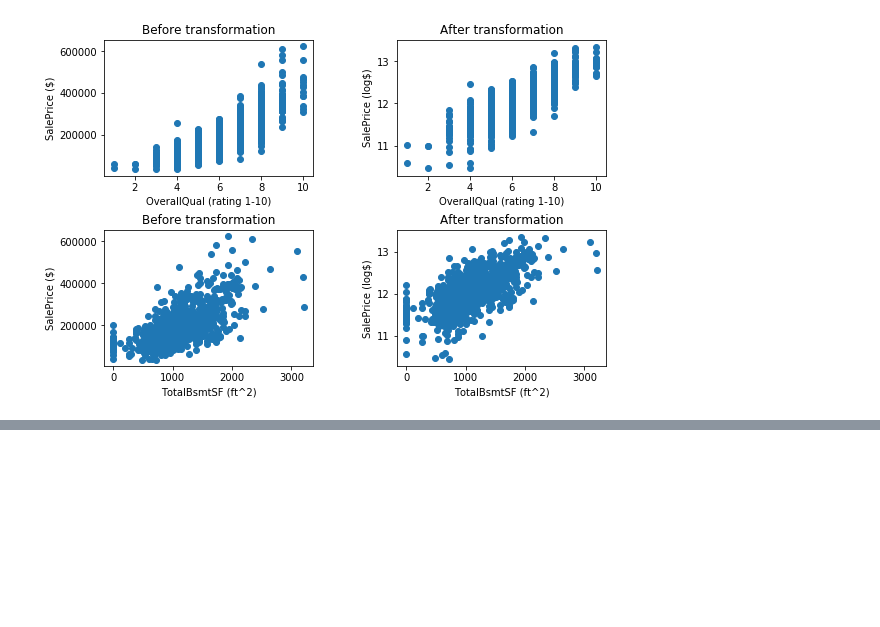
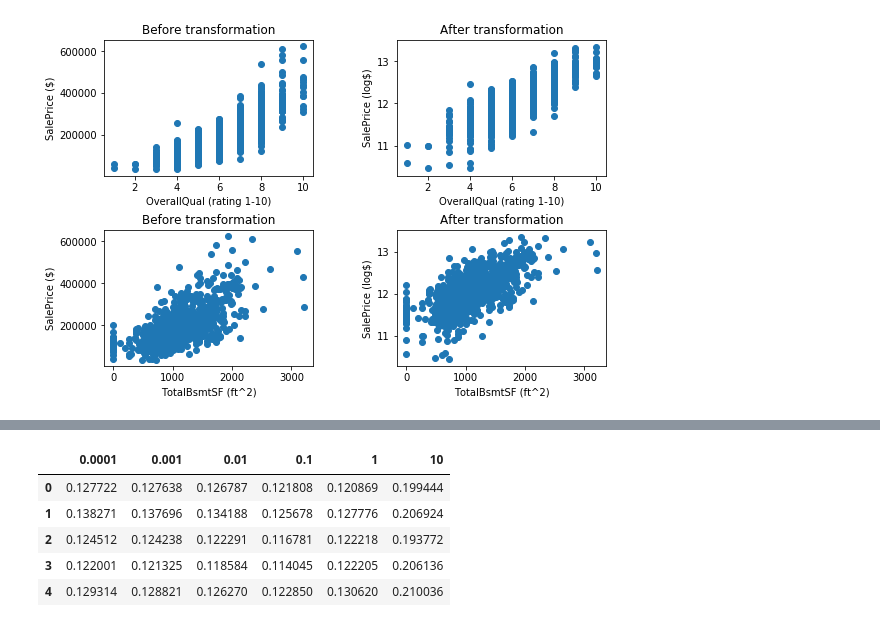
Before and after one commit to stevendevan/KaggleHousePrices, a Jupyter notebook: KaggleHousePrices.ipynb, the cells around one changed output, grey strips where cells are left out. Saved outputs shown, nothing was run; the diff lists cells and outputs as text; code cells hidden in the pictures; blank space fills up the shorter version.

```diff
--- a/KaggleHousePrices.ipynb
+++ b/KaggleHousePrices.ipynb
@@ -357,0 +412,36 @@ Cool. Looks like we've got the data prepped and ready. So what model do we choos
+# %%
+from sklearn.model_selection import cross_val_score, cross_val_predict
+from sklearn.linear_model import Ridge
+
+def RidgeCV_custom(model_ridge, alphas, X, y):
+    """We are assuming y (SalePrice) has already been log transformed"""
+    scores = pd.DataFrame()
+    for alpha in alphas:
+        model_ridge.alpha = alpha
+        scores_temp = cross_val_score(model_ridge,
+                                      X,
+                                      y,
+                                      cv=5,
+                                      scoring='neg_mean_squared_error')
+        scores['{}'.format(alpha)] = np.sqrt(-scores_temp)
+
+    return scores
+
+# Randomize the data since cross_val_score doesn't
+randstate = 4
+Xtrain_rand = Xtrain.sample(frac=1, random_state=randstate)
+y_log_rand = y_log.sample(frac=1, random_state=randstate)
+
+model_ridge = Ridge(alpha=.1,
+                    normalize=True,
+                    max_iter=1e5)
+alphas = [.0001, .001, .01, .1, 1, 10]
+cv_test_1 = RidgeCV_custom(model_ridge, alphas, Xtrain_rand, y_log_rand)
+cv_test_1
+# %% [output]
+|  | 0.0001 | 0.001 | 0.01 | 0.1 | 1 | 10 |
+| 0 | 0.127722 | 0.127638 | 0.126787 | 0.121808 | 0.120869 | 0.199444 |
+| 1 | 0.138271 | 0.137696 | 0.134188 | 0.125678 | 0.127776 | 0.206924 |
+| 2 | 0.124512 | 0.124238 | 0.122291 | 0.116781 | 0.122218 | 0.193772 |
+| 3 | 0.122001 | 0.121325 | 0.118584 | 0.114045 | 0.122205 | 0.206136 |
+| 4 | 0.129314 | 0.128821 | 0.126270 | 0.122850 | 0.130620 | 0.210036 |
```
Also changed, not shown: parts of 18 cells of this notebook.
